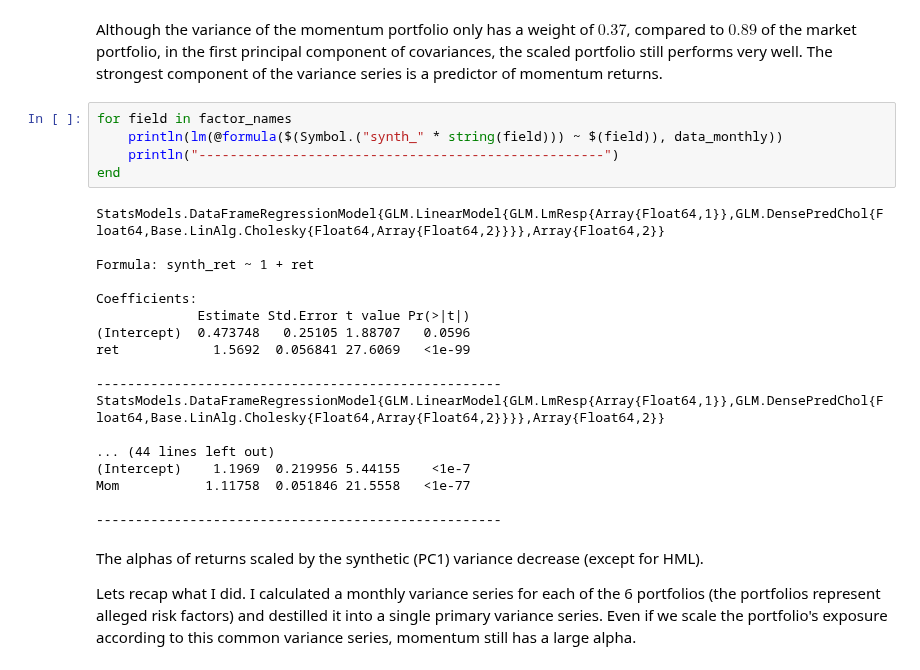
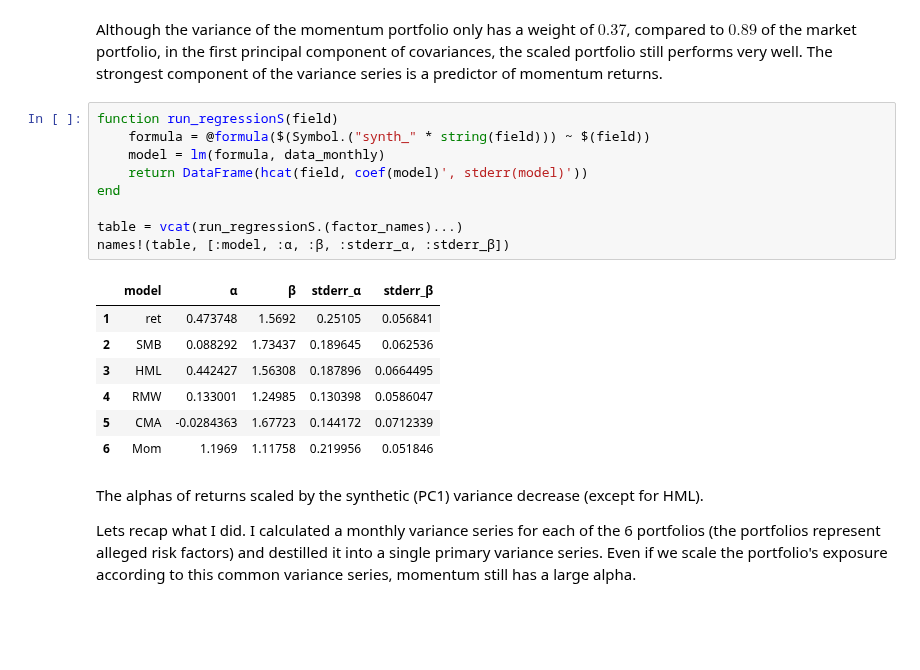
Before and after one commit to MaximilianJHuber/NYU, a Jupyter notebook: EmpAP/PS2/PS2.ipynb, the cells around one changed output. Cells and saved outputs as stored; diff of their text form; blank space fills up the shorter version.

```diff
--- a/EmpAP/PS2/PS2.ipynb
+++ b/EmpAP/PS2/PS2.ipynb
@@ -264,29 +251,23 @@ table
 | 6 | synth_Mom | 23.2041 | 0.921835 |
 # %% [markdown]
 Although the variance of the momentum portfolio only has a weight of $0.37$, compared to $0.89$ of the market portfolio, in the first principal component of covariances, the scaled portfolio still performs very well. The strongest component of the variance series is a predictor of momentum returns.
-# %%
-for field in factor_names
-    println(lm(@formula($(Symbol.("synth_" * string(field))) ~ $(field)), data_monthly))
-    println("----------------------------------------------------")
-end
-# %% [output]
-StatsModels.DataFrameRegressionModel{GLM.LinearModel{GLM.LmResp{Array{Float64,1}},GLM.DensePredChol{Float64,Base.LinAlg.Cholesky{Float64,Array{Float64,2}}}},Array{Float64,2}}
-
-Formula: synth_ret ~ 1 + ret
-
-Coefficients:
-             Estimate Std.Error t value Pr(>|t|)
-(Intercept)  0.473748   0.25105 1.88707   0.0596
-ret            1.5692  0.056841 27.6069   <1e-99
-
-----------------------------------------------------
-StatsModels.DataFrameRegressionModel{GLM.LinearModel{GLM.LmResp{Array{Float64,1}},GLM.DensePredChol{Float64,Base.LinAlg.Cholesky{Float64,Array{Float64,2}}}},Array{Float64,2}}
-
-... (44 lines left out)
-(Intercept)    1.1969  0.219956 5.44155    <1e-7
-Mom           1.11758  0.051846 21.5558   <1e-77
-
-----------------------------------------------------
+# %%
+function run_regressionS(field)
+    formula = @formula($(Symbol.("synth_" * string(field))) ~ $(field))
+    model = lm(formula, data_monthly)
+    return DataFrame(hcat(field, coef(model)', stderr(model)'))
+end
+
+table = vcat(run_regressionS.(factor_names)...)
+names!(table, [:model, :α, :β, :stderr_α, :stderr_β])
+# %% [output]
+|  | model | α | β | stderr_α | stderr_β |
+| 1 | ret | 0.473748 | 1.5692 | 0.25105 | 0.056841 |
+| 2 | SMB | 0.088292 | 1.73437 | 0.189645 | 0.062536 |
+| 3 | HML | 0.442427 | 1.56308 | 0.187896 | 0.0664495 |
+| 4 | RMW | 0.133001 | 1.24985 | 0.130398 | 0.0586047 |
+| 5 | CMA | -0.0284363 | 1.67723 | 0.144172 | 0.0712339 |
+| 6 | Mom | 1.1969 | 1.11758 | 0.219956 | 0.051846 |
 # %% [markdown]
 The alphas of returns scaled by the synthetic (PC1) variance decrease (except for HML).
 
```
Also changed, not shown: parts of 5 cells of this notebook, 3 other files.
